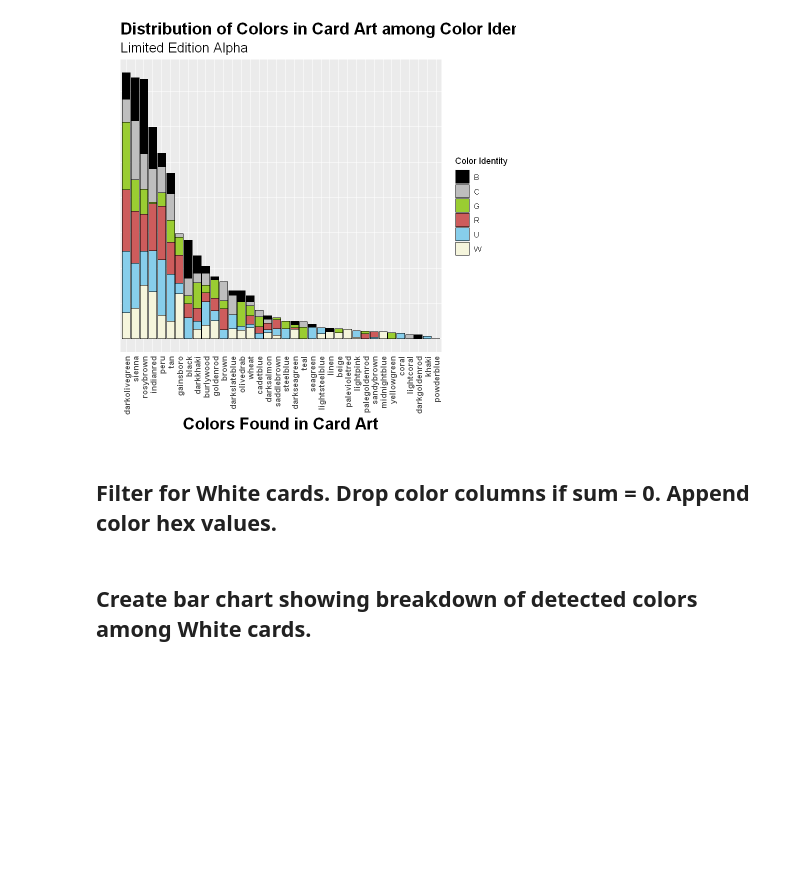
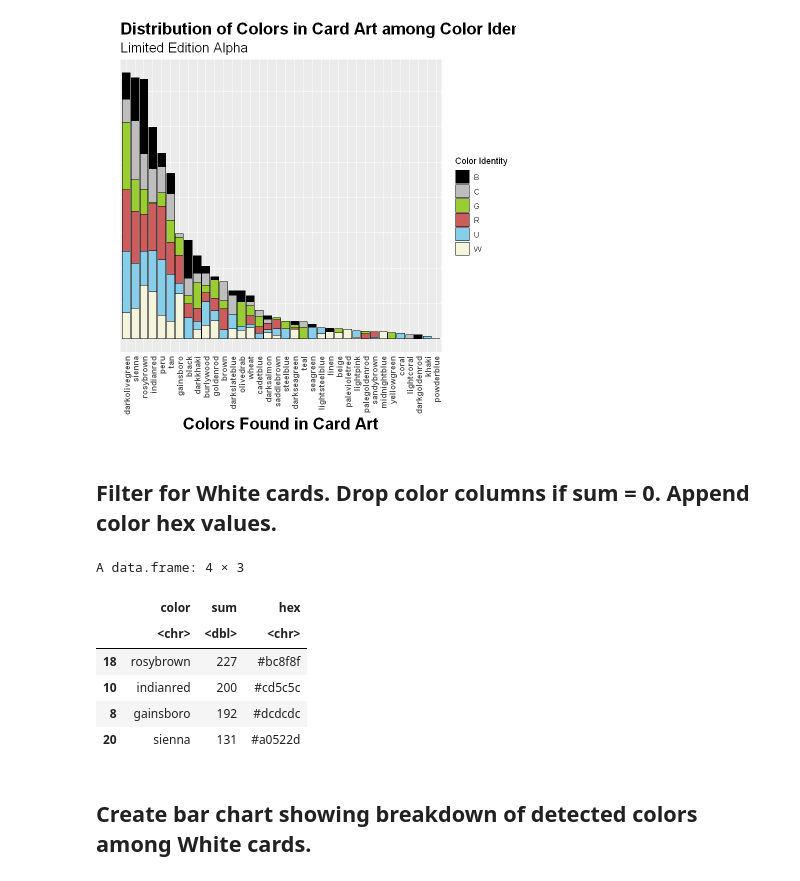
Before and after one commit to cderickson/Jupyter-Notebooks, a Jupyter notebook: 2022-04-02-mtg-art-color-distribution.ipynb, the cells around one changed output. Cells and saved outputs as stored; diff of their text form; code cells hidden in the pictures; blank space fills up the shorter version.

```diff
--- a/2022-04-02-mtg-art-color-distribution.ipynb
+++ b/2022-04-02-mtg-art-color-distribution.ipynb
@@ -77,6 +78,18 @@ white_sums <- data.frame(sum = colSums(white[,13:ncol(white)]))
 white_sums <- cbind(color = rownames(white_sums), white_sums)
 rownames(white_sums) <- 1:nrow(white_sums)
 white_sums <- merge(x = white_sums, y = CSS3_NAMES_TO_HEX, by = "color", all.x = TRUE)
+# %%
+white_sums <- white_sums[order(-white_sums$sum),]
+white_sums <- head(white_sums, n=4)
+white_sums
+# %% [output]
+A data.frame: 4 × 3
+|  | color | sum | hex |
+|  | <chr> | <dbl> | <chr> |
+| 18 | rosybrown | 227 | #bc8f8f |
+| 10 | indianred | 200 | #cd5c5c |
+| 8 | gainsboro | 192 | #dcdcdc |
+| 20 | sienna | 131 | #a0522d |
 # %% [markdown]
 ## Create bar chart showing breakdown of detected colors among White cards.
 # %%
```
Also changed, not shown: parts of 3 cells of this notebook.
